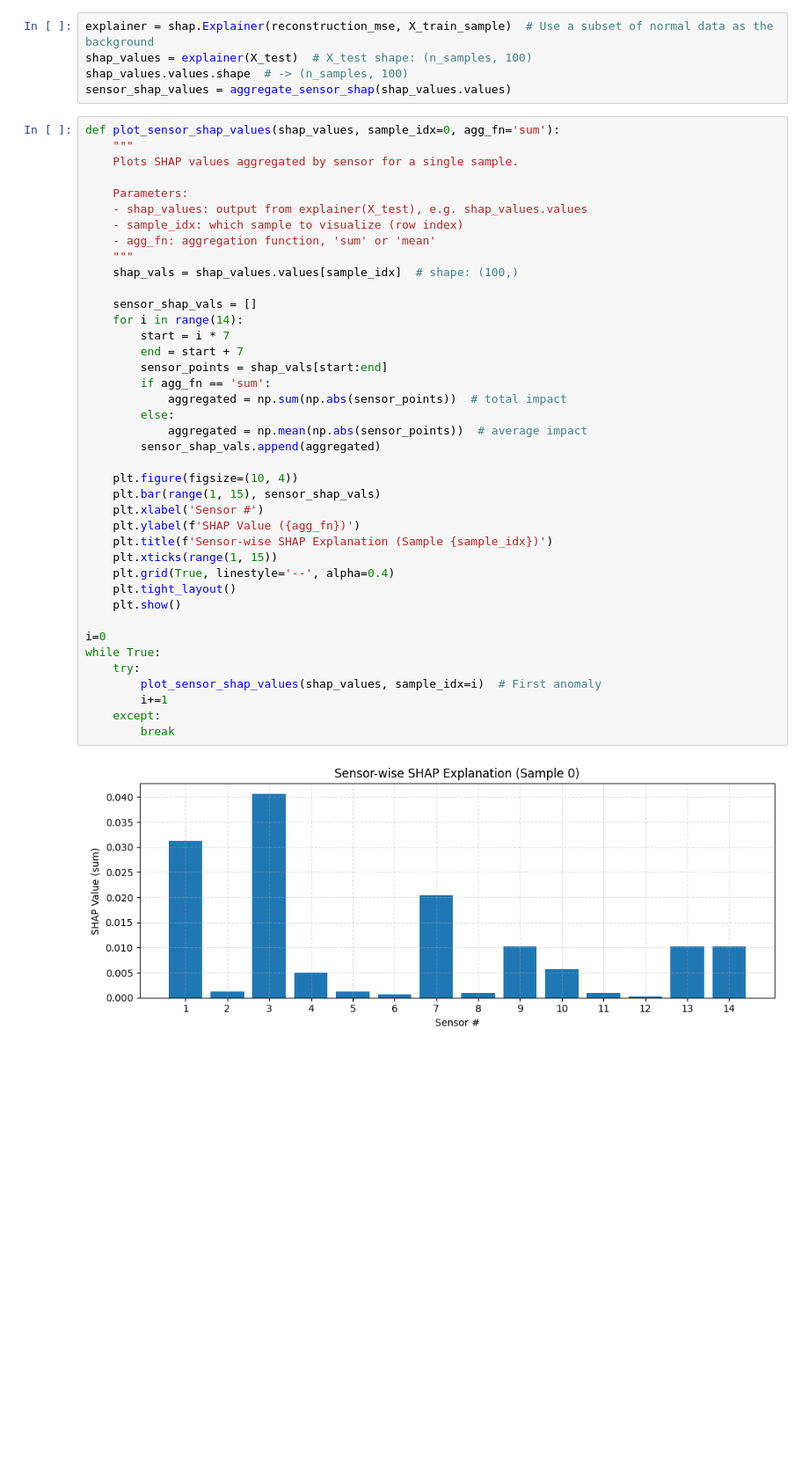
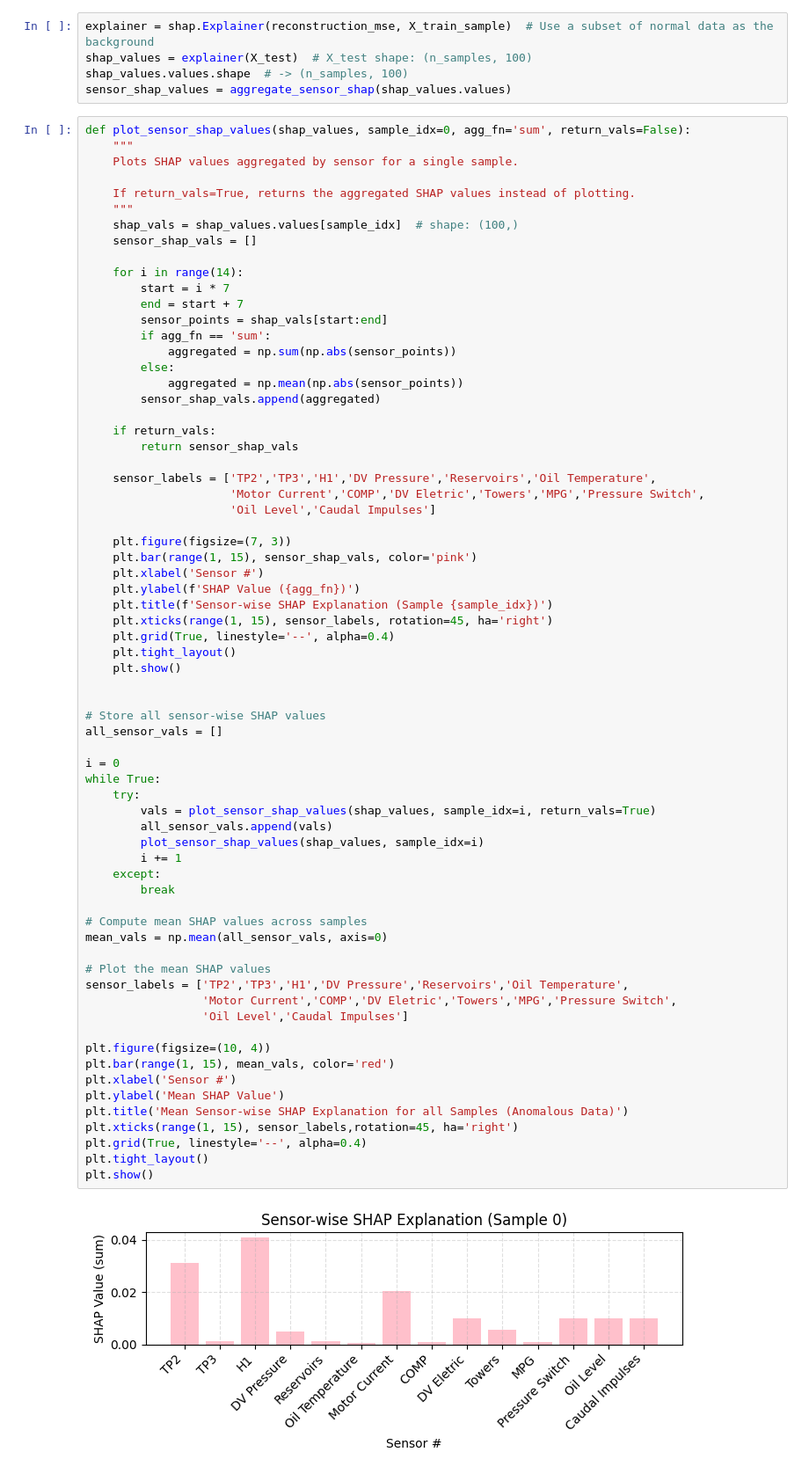
Before and after one commit to joaotiago-dias/metro_porto, a Jupyter notebook: Porto_SAE_window_large_v3.ipynb, the cells around one changed output. Shown at 88% size. Saved outputs shown, nothing was run; the diff lists cells and outputs as text; blank space fills up the shorter version.

```diff
--- a/Porto_SAE_window_large_v3.ipynb
+++ b/Porto_SAE_window_large_v3.ipynb
@@ -1122,44 +1110,72 @@ shap_values = explainer(X_test)  # X_test shape: (n_samples, 100)
 shap_values.values.shape  # -> (n_samples, 100)
 sensor_shap_values = aggregate_sensor_shap(shap_values.values)
 # %%
-def plot_sensor_shap_values(shap_values, sample_idx=0, agg_fn='sum'):
+def plot_sensor_shap_values(shap_values, sample_idx=0, agg_fn='sum', return_vals=False):
     """
     Plots SHAP values aggregated by sensor for a single sample.
 
-    Parameters:
-    - shap_values: output from explainer(X_test), e.g. shap_values.values
-    - sample_idx: which sample to visualize (row index)
-    - agg_fn: aggregation function, 'sum' or 'mean'
+    If return_vals=True, returns the aggregated SHAP values instead of plotting.
     """
     shap_vals = shap_values.values[sample_idx]  # shape: (100,)
+    sensor_shap_vals = []
 
-    sensor_shap_vals = []
     for i in range(14):
         start = i * 7
         end = start + 7
         sensor_points = shap_vals[start:end]
         if agg_fn == 'sum':
-            aggregated = np.sum(np.abs(sensor_points))  # total impact
+            aggregated = np.sum(np.abs(sensor_points))
         else:
-            aggregated = np.mean(np.abs(sensor_points))  # average impact
+            aggregated = np.mean(np.abs(sensor_points))
         sensor_shap_vals.append(aggregated)
 
-    plt.figure(figsize=(10, 4))
-    plt.bar(range(1, 15), sensor_shap_vals)
+    if return_vals:
+        return sensor_shap_vals
+
+    sensor_labels = ['TP2','TP3','H1','DV Pressure','Reservoirs','Oil Temperature',
+                     'Motor Current','COMP','DV Eletric','Towers','MPG','Pressure Switch',
+                     'Oil Level','Caudal Impulses']
+
+    plt.figure(figsize=(7, 3))
+    plt.bar(range(1, 15), sensor_shap_vals, color='pink')
     plt.xlabel('Sensor #')
     plt.ylabel(f'SHAP Value ({agg_fn})')
     plt.title(f'Sensor-wise SHAP Explanation (Sample {sample_idx})')
-    plt.xticks(range(1, 15))
+    plt.xticks(range(1, 15), sensor_labels, rotation=45, ha='right')
     plt.grid(True, linestyle='--', alpha=0.4)
     plt.tight_layout()
     plt.show()
 
-i=0
+
+# Store all sensor-wise SHAP values
+all_sensor_vals = []
+
+i = 0
 while True:
     try:
-        plot_sensor_shap_values(shap_values, sample_idx=i)  # First anomaly
-        i+=1
+        vals = plot_sensor_shap_values(shap_values, sample_idx=i, return_vals=True)
+        all_sensor_vals.append(vals)
+        plot_sensor_shap_values(shap_values, sample_idx=i)
+        i += 1
     except:
         break
+
+# Compute mean SHAP values across samples
+mean_vals = np.mean(all_sensor_vals, axis=0)
+
+# Plot the mean SHAP values
+sensor_labels = ['TP2','TP3','H1','DV Pressure','Reservoirs','Oil Temperature',
+                 'Motor Current','COMP','DV Eletric','Towers','MPG','Pressure Switch',
+                 'Oil Level','Caudal Impulses']
+
+plt.figure(figsize=(10, 4))
+plt.bar(range(1, 15), mean_vals, color='red')
+plt.xlabel('Sensor #')
+plt.ylabel('Mean SHAP Value')
+plt.title('Mean Sensor-wise SHAP Explanation for all Samples (Anomalous Data)')
+plt.xticks(range(1, 15), sensor_labels,rotation=45, ha='right')
+plt.grid(True, linestyle='--', alpha=0.4)
+plt.tight_layout()
+plt.show()
 # %% [output]
-[figure, old version]
+[figure, new version]
```
Also changed, not shown: parts of 20 cells of this notebook.
